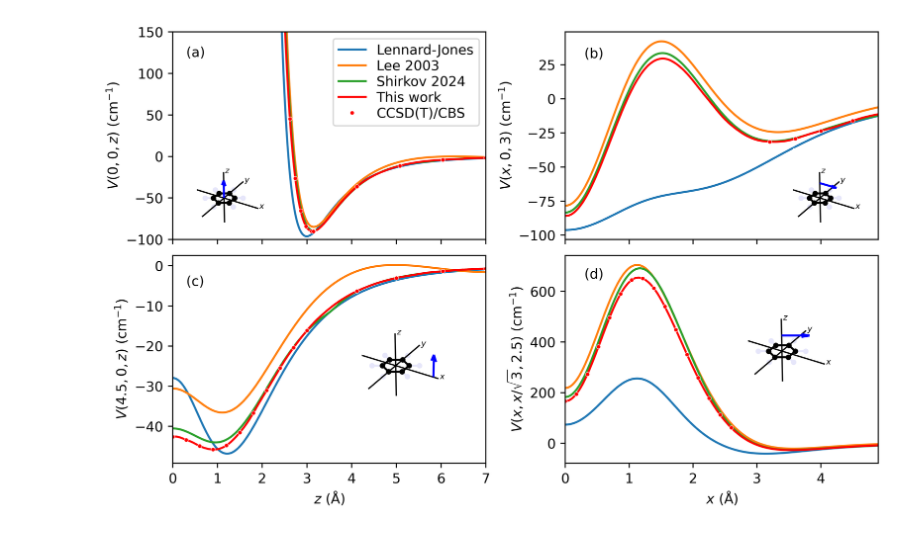
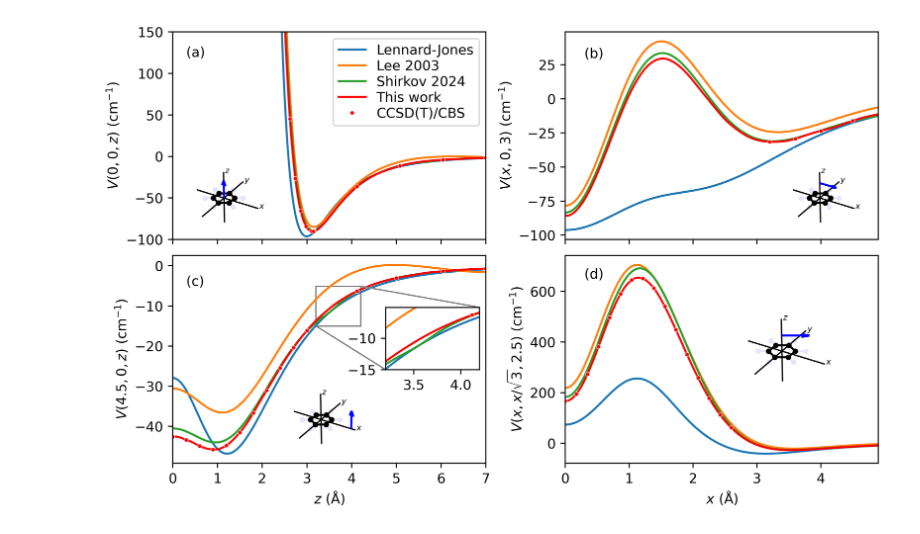
Before and after one commit to DelMaestroGroup/papers-code-HeBenzene, a Jupyter notebook: src/Fig8_VariousCuts.ipynb, the cells around one changed output. Saved outputs shown, nothing was run; the diff lists cells and outputs as text; code cells hidden in the pictures.

Commit message:
Added a figure

```diff
--- a/src/Fig8_VariousCuts.ipynb
+++ b/src/Fig8_VariousCuts.ipynb
@@ -138,7 +139,7 @@ ax3.set_xlabel(r'$z$ (Å)')
 ax3.plot(set2[0],set2[1],marker='o', linestyle='None',markerfacecolor='red', markeredgecolor='white', markeredgewidth=0.3,ms=3,label='CCSD(T)/CBS')
 #ax3.legend()
 # --- Create inset 3D axes ---
-inset_ax3 = ax3.inset_axes([0.52, 0.27, 0.5, 0.5], projection='3d')
+inset_ax3 = ax3.inset_axes([0.32, 0.05, 0.4, 0.4], projection='3d')
 plot_benzene(inset_ax3)
 val = [5,0,0]
 labels = [r'$x$', r'$y$', r'$z$']
@@ -168,6 +169,16 @@ inset_ax3.set_yticks([])
 inset_ax3.set_zticks([])
 #ax3.set_ylim(-170,100)
 ax3.set_xlim(0,7)
+
+ax_inset3 = ax3.inset_axes([0.68, 0.45, 0.3, 0.3])
+ax_inset3.plot(zplot,HeBz.LennardJones(4.5,0,zplot)*0.695,label='Lennard-Jones')
+ax_inset3.plot(zplot,HeBz.Lee2003(4.5,0,zplot)*0.695,label='Lee 2003')
+ax_inset3.plot(zplot,HeBz.Shirkov2024(4.5,0,zplot)*0.695,label='Shirkov 2024')
+ax_inset3.plot(zplot,HeBz.V(4.5,0,zplot)*0.695,color='red',label='This work')
+ax_inset3.plot(set2[0],set2[1],marker='o', linestyle='None',markerfacecolor='red', markeredgecolor='white', markeredgewidth=0.3,ms=3,label='CCSD(T)/CBS')
+ax_inset3.set_xlim(3.2,4.2)
+ax_inset3.set_ylim(-15,-5.1)
+mark_inset(ax3, ax_inset3, loc1=1, loc2=3, fc="none", ec="0.5")
 
 #ax4
 ax4.plot(xplot,HeBz.LennardJones(xplot,xplot/np.sqrt(3),2.5)*0.695,label='Lennard-Jones')
@@ -187,32 +198,32 @@ for v in range(3):
     xv = [val[v-0], -val[v-0]]
     yv = [val[v-1], -val[v-1]]
     zv = [val[v-2], -val[v-2]]
     inset_ax4.plot(xv,yv,zv,'k-', linewidth=1)
     inset_ax4.text(val[v-0]+0.2, val[v-1], val[v-2], labels[v], color='black', fontsize=6)
 
 
 # Hide everything else
 # make the panes transparent
 #inset_ax.xaxis.set_pane_color((1.0, 1.0, 1.0, 0.0))
 #inset_ax.yaxis.set_pane_color((1.0, 1.0, 1.0, 0.0))
 #inset_ax.zaxis.set_pane_color((1.0, 1.0, 1.0, 0.0))
 # Hide box axes
 inset_ax4._axis3don = False
 inset_ax4.quiver(0, 0, 2.5, 5, 5/np.sqrt(3), 0, color='blue', length=0.5, arrow_length_ratio=0.3)
 # Expand to remove white space
 inset_ax4.set_xlim(np.array([-2,5]))
 inset_ax4.set_ylim(np.array([-2,5]))
 inset_ax4.set_zlim(np.array([-2,5]))
 #inset_ax.set_title("Inset 3D", fontsize=9)
 inset_ax4.set_xticks([])
 inset_ax4.set_yticks([])
 inset_ax4.set_zticks([])
 #ax2.set_ylim(-170,100)
 ax4.set_xlim(0,4.9)
 ax1.text(0.3,120,"(a)")
 ax2.text(0.3,30,"(b)")
 ax3.text(0.3,-5,"(c)")
 ax4.text(0.3,650,"(d)")
-plt.savefig('../figures/Fig2_Comp.svg')
+plt.savefig('../figures/Fig2_Comp.pdf')
 # %% [output]
-[figure, old version]
+[figure, new version]
```
Also changed, not shown: parts of 1 cell of this notebook, 8 other files.
